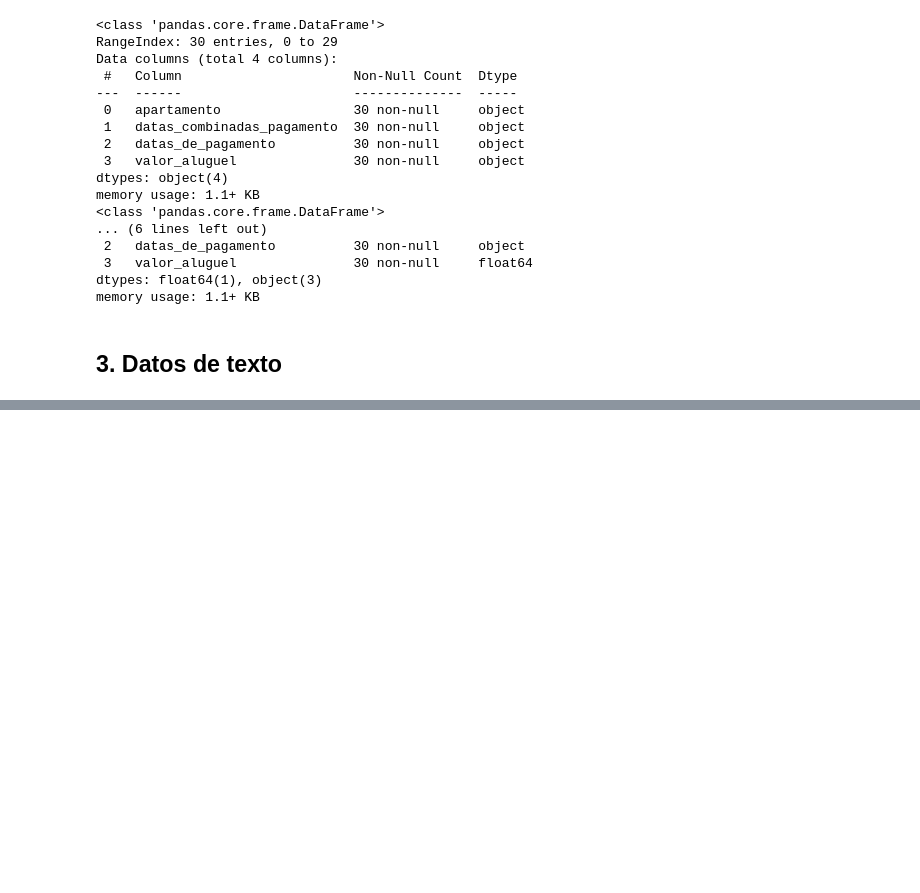
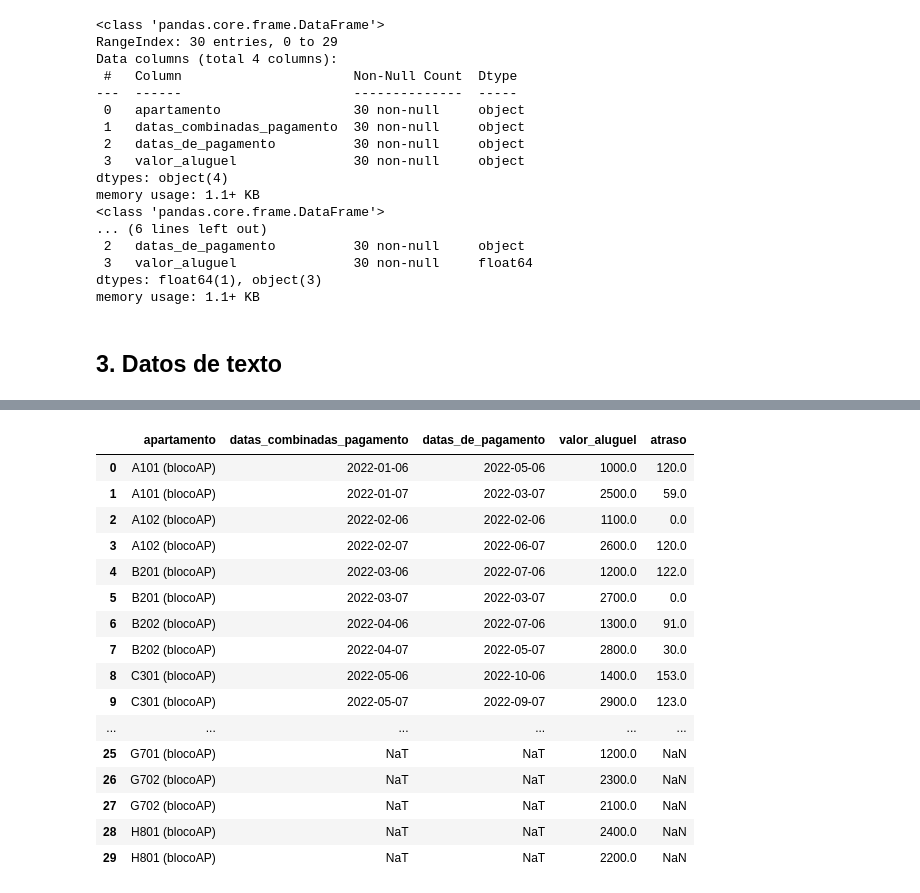
Before and after one commit to dyaccu/Pandas-transformacion-y-manipulacion-de-datos, a Jupyter notebook: Pandas_Tratamientos_Manipulacion_Datos.ipynb, the cells around one changed output, grey strips where cells are left out. Drawn from its saved outputs; the diff is of its cells as text; code cells hidden in the pictures; blank space fills up the shorter version.

```diff
--- a/Pandas_Tratamientos_Manipulacion_Datos.ipynb
+++ b/Pandas_Tratamientos_Manipulacion_Datos.ipynb
@@ -439,0 +576,10 @@ memory usage: 1.1+ KB
+# %%
+#Projecto Desafio 2: Administración de Condominios
+# Opción de substitución - necesario verificar el resultado de la substitución
+# Fue necesario adicionar la barra '\' para ser considerados los paréntesis como caracteres literales
+datos3['apartamento'].str.replace(' \(blocoAP\)', '')
+
+# Realizar la substitución de los datos en la columna textual
+datos3['apartamento'] = datos3['apartamento'].str.replace(' \(blocoAP\)', '')
+# Visualizar el resultado final
+datos3.head()
@@ -439,0 +815,7 @@ memory usage: 1.1+ KB
+# %%
+#Projecto Desafio 2: Administración de Condominios
+# Transformar para el tipo datetime definiendo el formato de fecha como DD/MM/AAAA ('%d/%m/%Y')
+datos3['datas_combinadas_pagamento'] = datos3['datas_combinadas_pagamento'].dt.strftime('%d/%m/%Y')
+datos3['datas_de_pagamento'] = datos3['datas_de_pagamento'].dt.strftime('%d/%m/%Y')
+# Visualizar el resultado
+datos3
@@ -439,0 +840,30 @@ memory usage: 1.1+ KB
+# %%
+# Para contribuir en la solución del contexto es posible calcular la diferencia de días
+
+# Convertir las columnas a tipo datetime
+datos3['datas_de_pagamento'] = pd.to_datetime(datos3['datas_de_pagamento'], errors='coerce')
+datos3['datas_combinadas_pagamento'] = pd.to_datetime(datos3['datas_combinadas_pagamento'], errors='coerce')
+
+# entre la fecha combinada y la fecha de pagamento con dt.days
+datos3['atraso'] = (datos3['datas_de_pagamento'] - datos3['datas_combinadas_pagamento']).dt.days
+
+# Observar el nuevo DataFrame
+datos3
+# %% [output]
+|  | apartamento | datas_combinadas_pagamento | datas_de_pagamento | valor_aluguel | atraso |
+| 0 | A101 (blocoAP) | 2022-01-06 | 2022-05-06 | 1000.0 | 120.0 |
+| 1 | A101 (blocoAP) | 2022-01-07 | 2022-03-07 | 2500.0 | 59.0 |
+| 2 | A102 (blocoAP) | 2022-02-06 | 2022-02-06 | 1100.0 | 0.0 |
+| 3 | A102 (blocoAP) | 2022-02-07 | 2022-06-07 | 2600.0 | 120.0 |
+| 4 | B201 (blocoAP) | 2022-03-06 | 2022-07-06 | 1200.0 | 122.0 |
+| 5 | B201 (blocoAP) | 2022-03-07 | 2022-03-07 | 2700.0 | 0.0 |
+| 6 | B202 (blocoAP) | 2022-04-06 | 2022-07-06 | 1300.0 | 91.0 |
+| 7 | B202 (blocoAP) | 2022-04-07 | 2022-05-07 | 2800.0 | 30.0 |
+| 8 | C301 (blocoAP) | 2022-05-06 | 2022-10-06 | 1400.0 | 153.0 |
+| 9 | C301 (blocoAP) | 2022-05-07 | 2022-09-07 | 2900.0 | 123.0 |
+| ... | ... | ... | ... | ... | ... |
+| 25 | G701 (blocoAP) | NaT | NaT | 1200.0 | NaN |
+| 26 | G702 (blocoAP) | NaT | NaT | 2300.0 | NaN |
+| 27 | G702 (blocoAP) | NaT | NaT | 2100.0 | NaN |
+| 28 | H801 (blocoAP) | NaT | NaT | 2400.0 | NaN |
+| 29 | H801 (blocoAP) | NaT | NaT | 2200.0 | NaN |
```
Also changed, not shown: parts of 35 cells of this notebook.
